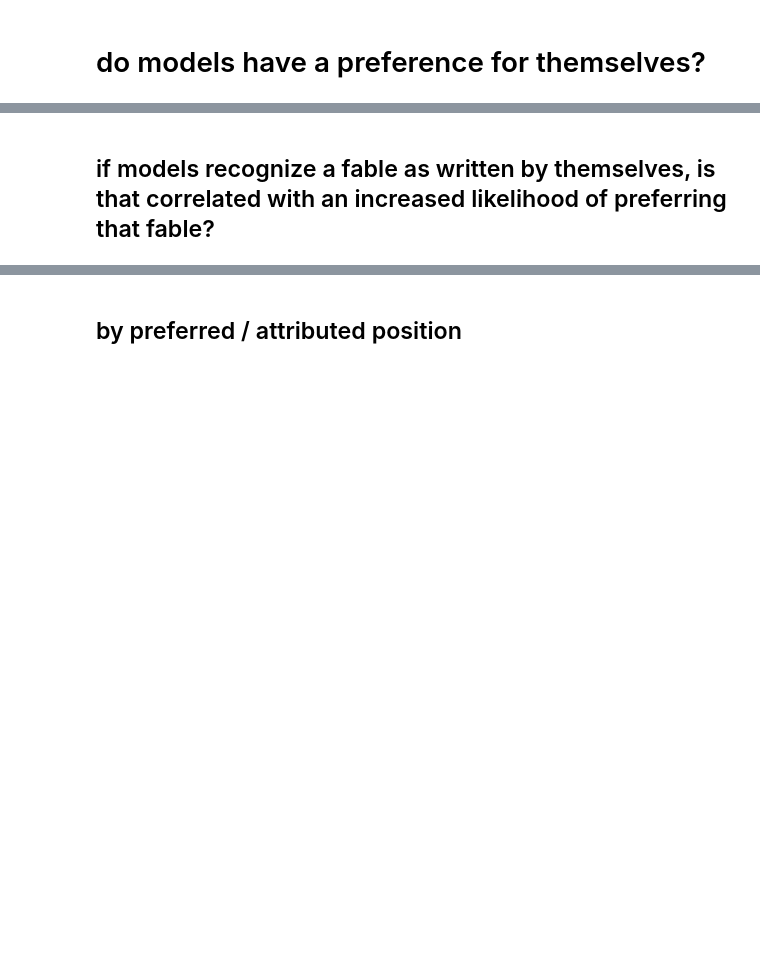
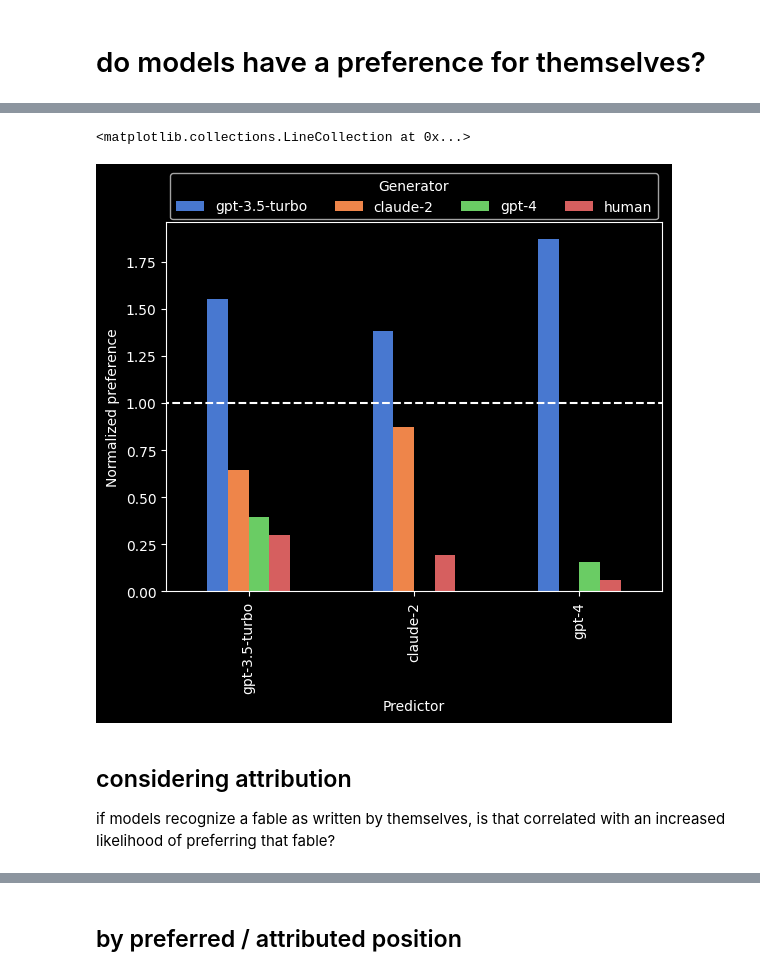
Before and after one commit to qfeuilla/TuringMirror, a Jupyter notebook: analysis/correlate_preference_and_attribution.ipynb, the cells around one changed output, grey strips where cells are left out. Drawn from its saved outputs; the diff is of its cells as text; code cells hidden in the pictures; blank space fills up the shorter version.

```diff
--- a/analysis/correlate_preference_and_attribution.ipynb
+++ b/analysis/correlate_preference_and_attribution.ipynb
@@ -164,3 +268,14 @@ human               0.303178  0.194444  0.058824
+# %%
+# same plots with predictor on x-axis
+predictor_to_preference_df.T.plot.bar()
+plt.xlabel("Predictor")
+plt.ylabel("Normalized preference")
+plt.legend(title="Generator", loc="upper center", bbox_to_anchor=(0.5, 1.15), ncol=4)
+plt.hlines(1, -1, 4, linestyles="dashed")
+# %% [output]
+<matplotlib.collections.LineCollection at 0x...>
+[figure, added]
 # %% [markdown]
-## if models recognize a fable as written by themselves, is that correlated with an increased likelihood of preferring that fable?
+## considering attribution
+if models recognize a fable as written by themselves, is that correlated with an increased likelihood of preferring that fable?
 # %%
```
Also changed, not shown: parts of 17 cells of this notebook.
